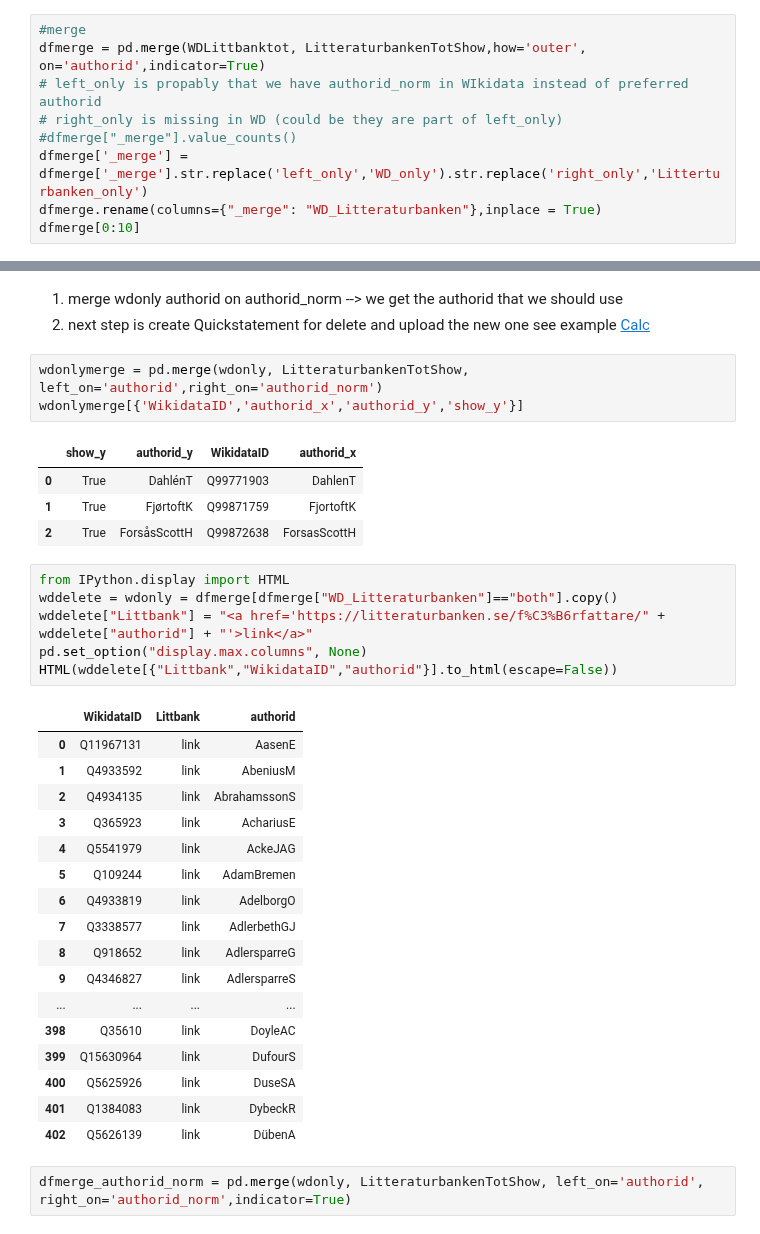
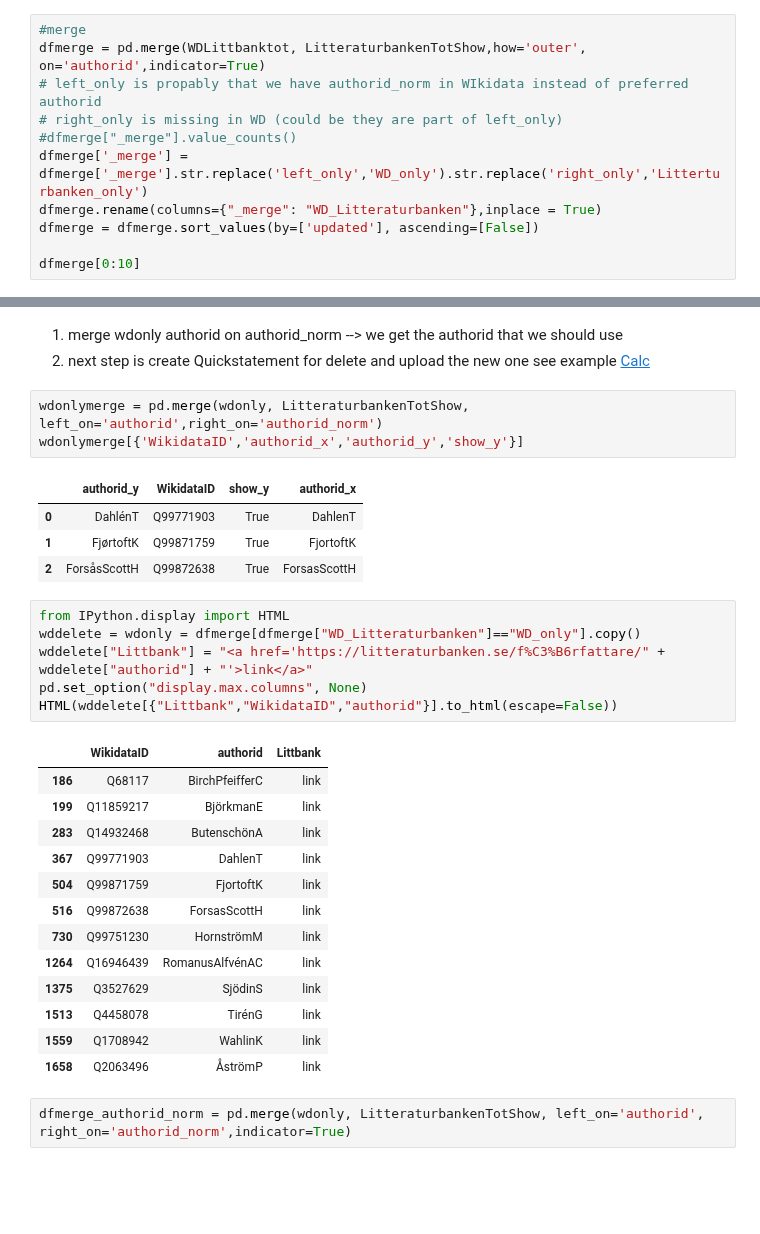
Before and after one commit to salgo60/open-data-examples, a Jupyter notebook: Litteraturbanken Author.ipynb, the cells around one changed output, grey strips where cells are left out. Saved outputs shown, nothing was run; the diff lists cells and outputs as text; blank space fills up the shorter version.

```diff
--- a/Litteraturbanken Author.ipynb
+++ b/Litteraturbanken Author.ipynb
@@ -264,6 +260,8 @@ dfmerge = pd.merge(WDLittbanktot, LitteraturbankenTotShow,how='outer', on='autho
 #dfmerge["_merge"].value_counts()
 dfmerge['_merge'] = dfmerge['_merge'].str.replace('left_only','WD_only').str.replace('right_only','Litterturbanken_only')
 dfmerge.rename(columns={"_merge": "WD_Litteraturbanken"},inplace = True)
+dfmerge = dfmerge.sort_values(by=['updated'], ascending=[False])
+
 dfmerge[0:10]
 # %% [output]
 |  | WikidataID | authorid | wd_hos_Litteraturbanken | authorid_norm | show | updated | imported | librisid | ... |
@@ -456,34 +457,30 @@ df[df['authorid'].str.contains("BjörkmanE")]
 wdonlymerge = pd.merge(wdonly, LitteraturbankenTotShow, left_on='authorid',right_on='authorid_norm')
 wdonlymerge[{'WikidataID','authorid_x','authorid_y','show_y'}]
 # %% [output]
-|  | show_y | authorid_y | WikidataID | authorid_x |
-| 0 | True | DahlénT | Q99771903 | DahlenT |
-| 1 | True | FjørtoftK | Q99871759 | FjortoftK |
-| 2 | True | ForsåsScottH | Q99872638 | ForsasScottH |
+|  | authorid_y | WikidataID | show_y | authorid_x |
+| 0 | DahlénT | Q99771903 | True | DahlenT |
+| 1 | FjørtoftK | Q99871759 | True | FjortoftK |
+| 2 | ForsåsScottH | Q99872638 | True | ForsasScottH |
 # %%
 from IPython.display import HTML
-wddelete = wdonly = dfmerge[dfmerge["WD_Litteraturbanken"]=="both"].copy()
+wddelete = wdonly = dfmerge[dfmerge["WD_Litteraturbanken"]=="WD_only"].copy()
 wddelete["Littbank"] = "<a href='https://litteraturbanken.se/f%C3%B6rfattare/" + wddelete["authorid"] + "'>link</a>"
 pd.set_option("display.max.columns", None)
 HTML(wddelete[{"Littbank","WikidataID","authorid"}].to_html(escape=False))
 # %% [output]
-|  | WikidataID | Littbank | authorid |
-| 0 | Q11967131 | link | AasenE |
-| 1 | Q4933592 | link | AbeniusM |
-| 2 | Q4934135 | link | AbrahamssonS |
-| 3 | Q365923 | link | AchariusE |
-| 4 | Q5541979 | link | AckeJAG |
-| 5 | Q109244 | link | AdamBremen |
-| 6 | Q4933819 | link | AdelborgO |
-| 7 | Q3338577 | link | AdlerbethGJ |
-| 8 | Q918652 | link | AdlersparreG |
-| 9 | Q4346827 | link | AdlersparreS |
-| ... | ... | ... | ... |
-| 398 | Q35610 | link | DoyleAC |
-| 399 | Q15630964 | link | DufourS |
-| 400 | Q5625926 | link | DuseSA |
-| 401 | Q1384083 | link | DybeckR |
-| 402 | Q5626139 | link | DübenA |
+|  | WikidataID | authorid | Littbank |
+| 186 | Q68117 | BirchPfeifferC | link |
+| 199 | Q11859217 | BjörkmanE | link |
+| 283 | Q14932468 | ButenschönA | link |
+| 367 | Q99771903 | DahlenT | link |
+| 504 | Q99871759 | FjortoftK | link |
+| 516 | Q99872638 | ForsasScottH | link |
+| 730 | Q99751230 | HornströmM | link |
+| 1264 | Q16946439 | RomanusAlfvénAC | link |
+| 1375 | Q3527629 | SjödinS | link |
+| 1513 | Q4458078 | TirénG | link |
+| 1559 | Q1708942 | WahlinK | link |
+| 1658 | Q2063496 | ÅströmP | link |
 # %%
 dfmerge_authorid_norm = pd.merge(wdonly, LitteraturbankenTotShow, left_on='authorid', right_on='authorid_norm',indicator=True)
 # %%
```
Also changed, not shown: parts of 24 cells of this notebook, 4 other files.
